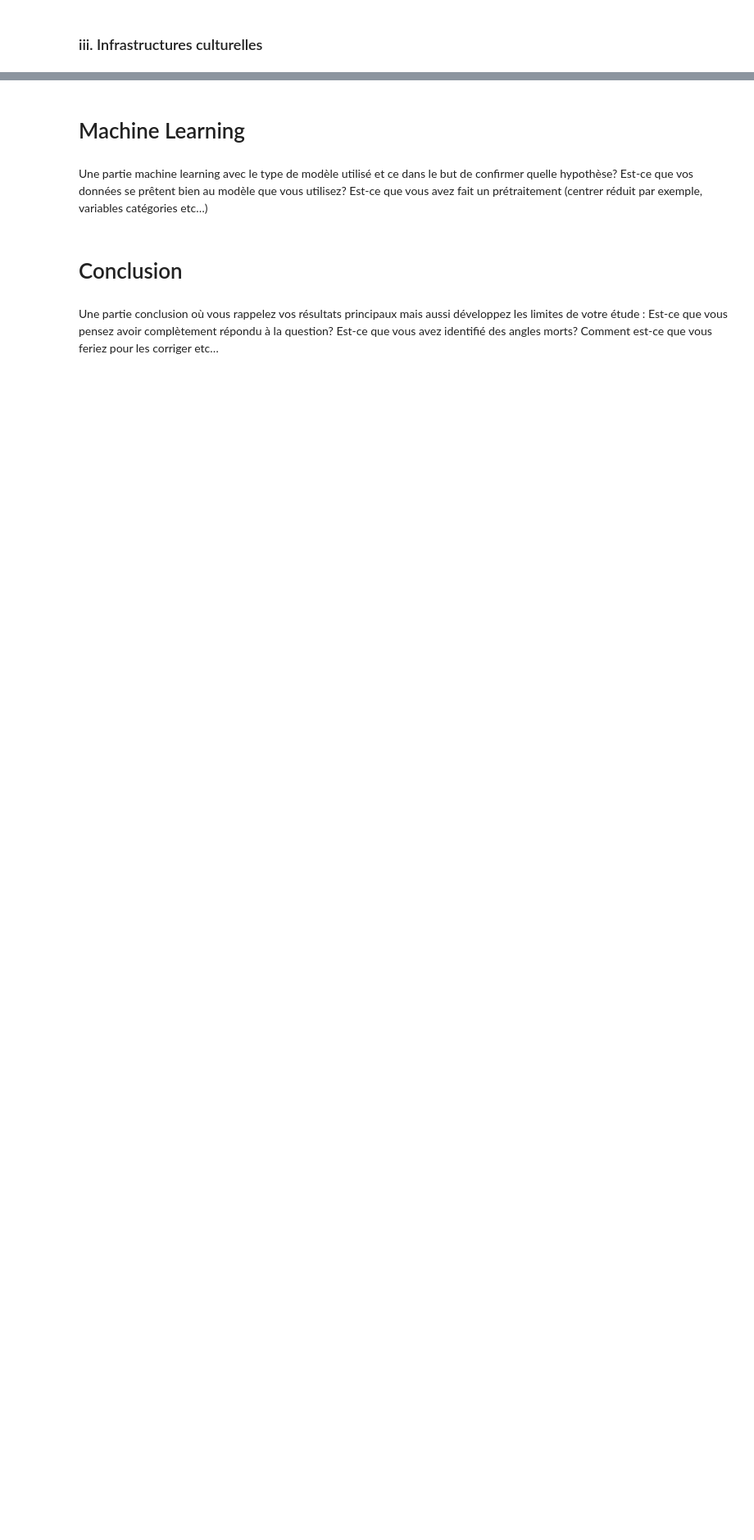
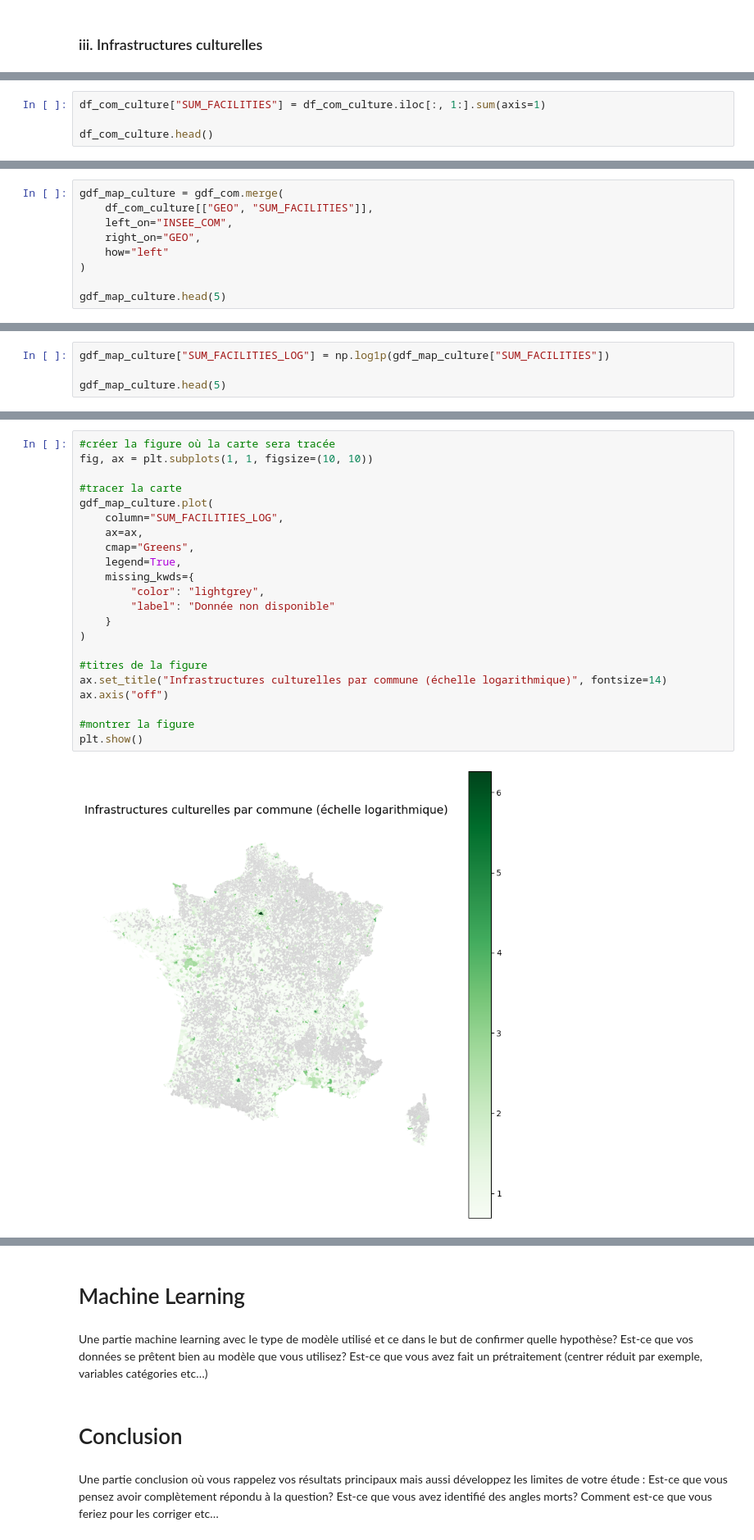
Before and after one commit to heloise1414/Projet-Python-S3, a Jupyter notebook: code/main-clemence v2.ipynb, the cells around one changed output, grey strips where cells are left out. Shown at 82% size. Drawn from its saved outputs; the diff is of its cells as text; blank space fills up the shorter version.

Commit message:
cartes (culture)

```diff
--- a/code/main-clemence v2.ipynb
+++ b/code/main-clemence v2.ipynb
@@ -1437,0 +1439,4 @@ plt.show()
+# %%
+df_com_culture["SUM_FACILITIES"] = df_com_culture.iloc[:, 1:].sum(axis=1)
+
+df_com_culture.head()
@@ -1437,0 +1450,9 @@ plt.show()
+# %%
+gdf_map_culture = gdf_com.merge(
+    df_com_culture[["GEO", "SUM_FACILITIES"]],
+    left_on="INSEE_COM",
+    right_on="GEO",
+    how="left"
+)
+
+gdf_map_culture.head(5)
@@ -1437,0 +1474,4 @@ plt.show()
+# %%
+gdf_map_culture["SUM_FACILITIES_LOG"] = np.log1p(gdf_map_culture["SUM_FACILITIES"])
+
+gdf_map_culture.head(5)
@@ -1437,0 +1485,24 @@ plt.show()
+# %%
+#créer la figure où la carte sera tracée
+fig, ax = plt.subplots(1, 1, figsize=(10, 10))
+
+#tracer la carte
+gdf_map_culture.plot(
+    column="SUM_FACILITIES_LOG",
+    ax=ax,
+    cmap="Greens",
+    legend=True,
+    missing_kwds={
+        "color": "lightgrey",
+        "label": "Donnée non disponible"
+    }
+)
+
+#titres de la figure
+ax.set_title("Infrastructures culturelles par commune (échelle logarithmique)", fontsize=14)
+ax.axis("off")
+
+#montrer la figure
+plt.show()
+# %% [output]
+[figure, added]
```
Also changed, not shown: parts of 10 cells of this notebook.
